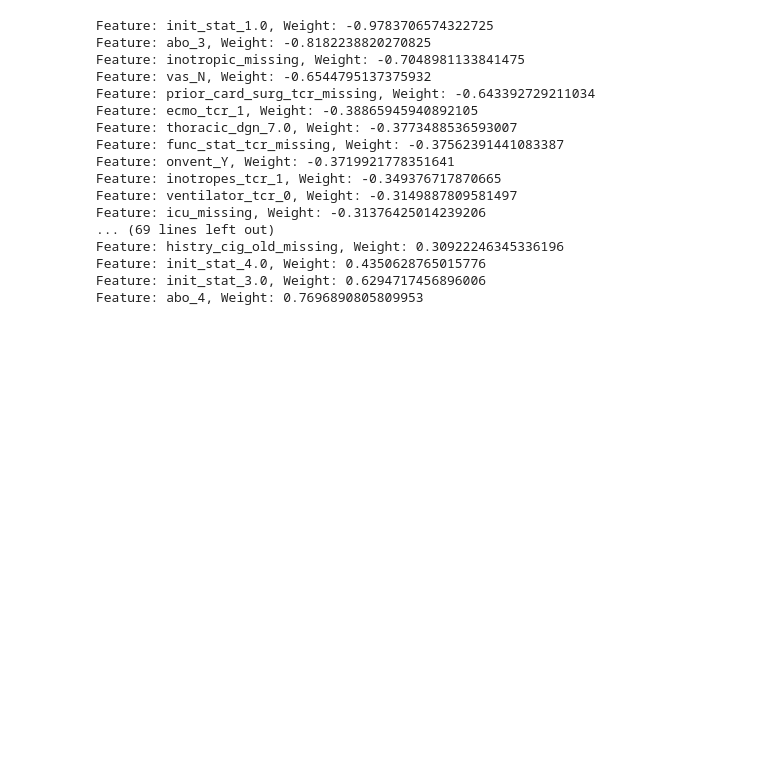
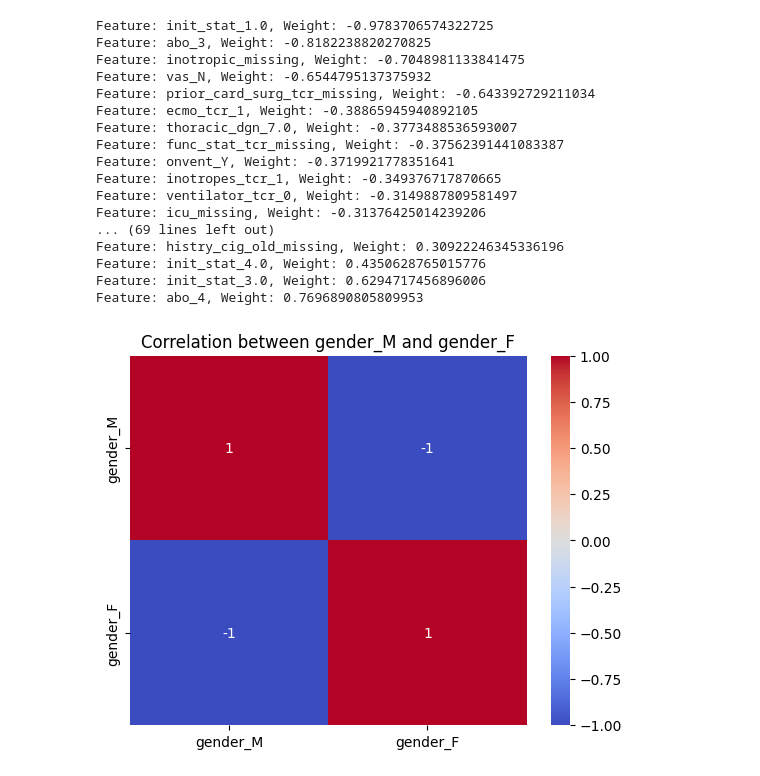
Before and after one commit to adicreson/time-to-heart-transplantation, a Jupyter notebook: week6/s3_feature_selection_f1.ipynb, the cells around one changed output. Drawn from its saved outputs; the diff is of its cells as text; code cells hidden in the pictures; blank space fills up the shorter version.

```diff
--- a/week6/s3_feature_selection_f1.ipynb
+++ b/week6/s3_feature_selection_f1.ipynb
@@ -117,5 +117,20 @@ Feature: histry_cig_old_missing, Weight: 0.30922246345336196
 Feature: init_stat_4.0, Weight: 0.4350628765015776
 Feature: init_stat_3.0, Weight: 0.6294717456896006
 Feature: abo_4, Weight: 0.7696890805809953
+# %%
+import seaborn as sns
+import matplotlib.pyplot as plt
+
+# Assuming 'gender_M' and 'gender_F' are columns in df
+correlation = df[['gender_M', 'gender_F']].corr()
+
+# Create a heatmap using seaborn
+sns.heatmap(correlation, annot=True, cmap='coolwarm')
+
+# Set the title and display the plot
+plt.title('Correlation between gender_M and gender_F')
+plt.show()
+# %% [output]
+[figure, added]
 # %%
 df_sel.to_csv(output_csv_path, index=False)
```
Also changed, not shown: parts of 1 cell of this notebook, 5 other files.
